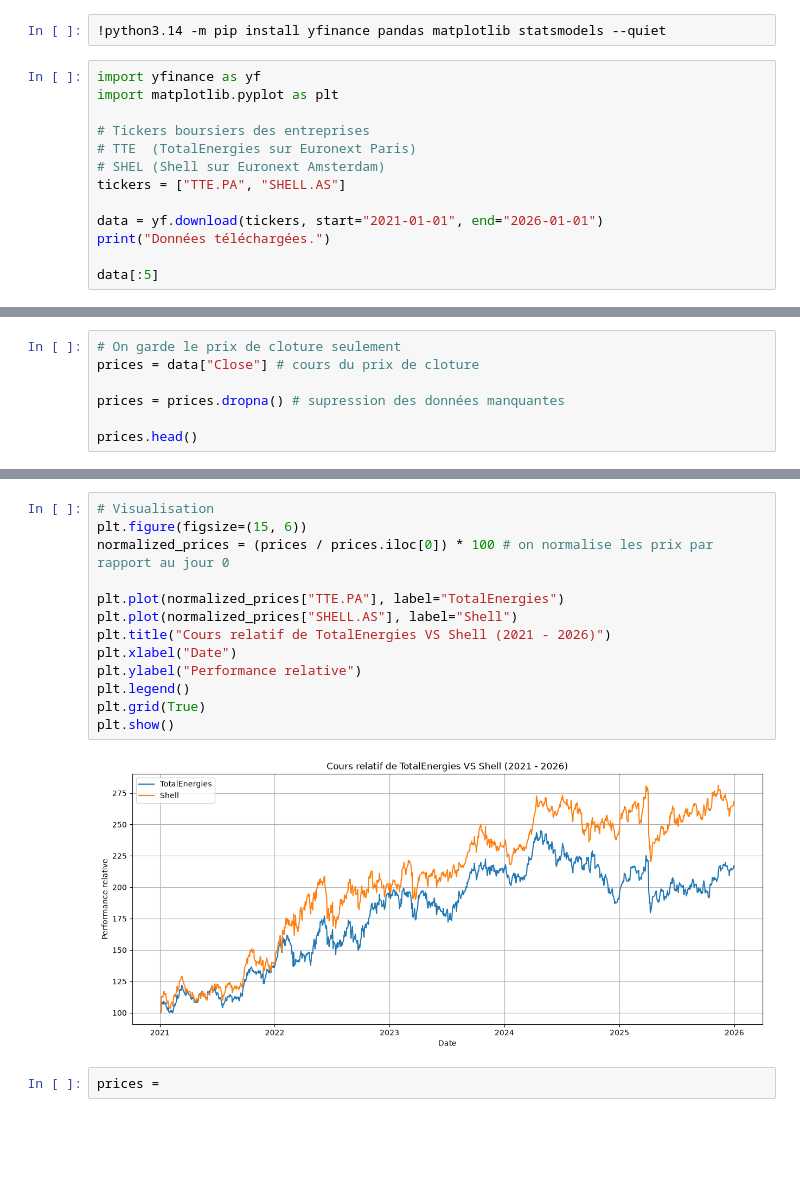
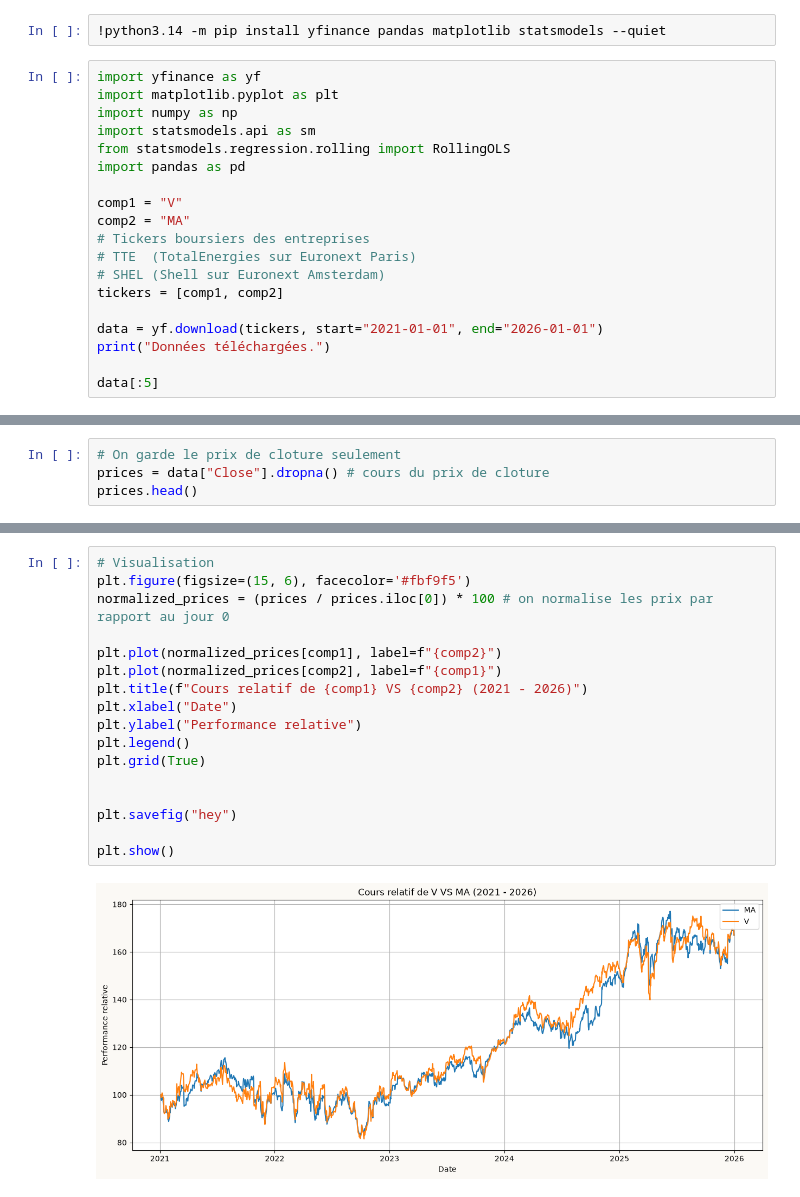
Before and after one commit to AntoineTHEOBALDROSA/Statistical-Arbitrage-Engine, a Jupyter notebook: main.ipynb, the cells around one changed output, grey strips where cells are left out. Cells and saved outputs as stored; diff of their text form; blank space fills up the shorter version.

```diff
--- a/main.ipynb
+++ b/main.ipynb
@@ -3,11 +3,17 @@
 # %%
 import yfinance as yf
 import matplotlib.pyplot as plt
+import numpy as np
+import statsmodels.api as sm
+from statsmodels.regression.rolling import RollingOLS
+import pandas as pd
 
+comp1 = "V"
+comp2 = "MA"
 # Tickers boursiers des entreprises
 # TTE  (TotalEnergies sur Euronext Paris)
 # SHEL (Shell sur Euronext Amsterdam)
-tickers = ["TTE.PA", "SHELL.AS"]
+tickers = [comp1, comp2]
 
 data = yf.download(tickers, start="2021-01-01", end="2026-01-01")
 print("Données téléchargées.")
@@ -27,8 +33,5 @@ Données téléchargées.
 # %%
 # On garde le prix de cloture seulement
-prices = data["Close"] # cours du prix de cloture
-
-prices = prices.dropna() # supression des données manquantes
-
+prices = data["Close"].dropna() # cours du prix de cloture
 prices.head()
 # %% [output]
@@ -42,17 +45,19 @@ prices.head()
 # %%
 # Visualisation
-plt.figure(figsize=(15, 6))
+plt.figure(figsize=(15, 6), facecolor='#fbf9f5')
 normalized_prices = (prices / prices.iloc[0]) * 100 # on normalise les prix par rapport au jour 0
 
-plt.plot(normalized_prices["TTE.PA"], label="TotalEnergies")
-plt.plot(normalized_prices["SHELL.AS"], label="Shell")
-plt.title("Cours relatif de TotalEnergies VS Shell (2021 - 2026)")
+plt.plot(normalized_prices[comp1], label=f"{comp2}")
+plt.plot(normalized_prices[comp2], label=f"{comp1}")
+plt.title(f"Cours relatif de {comp1} VS {comp2} (2021 - 2026)")
 plt.xlabel("Date")
 plt.ylabel("Performance relative")
 plt.legend()
 plt.grid(True)
+
+
+plt.savefig("hey")
+
 plt.show()
 # %% [output]
-[figure, old version]
+[figure, new version]
-# %%
-prices =
```
Also changed, not shown: parts of 8 cells of this notebook, 2 other files.
